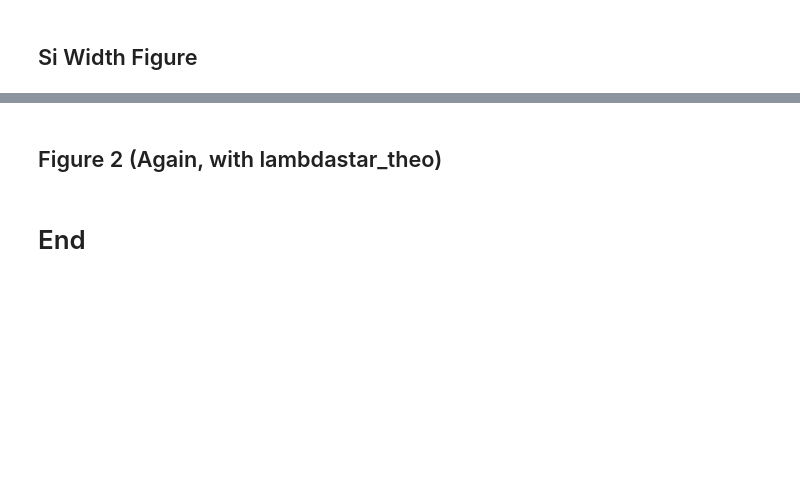
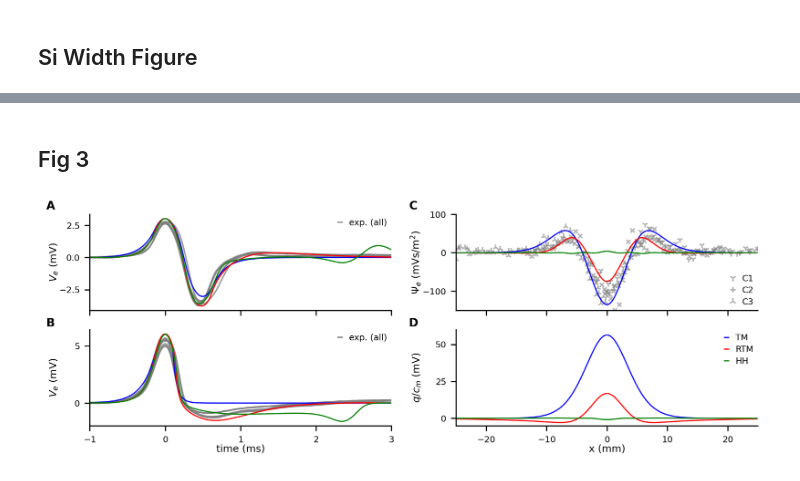
Before and after one commit to moritz-s/Pyoelectricity, a Jupyter notebook: ExperimentAnalysis.ipynb, the cells around one changed output, grey strips where cells are left out. Drawn from its saved outputs; the diff is of its cells as text; code cells hidden in the pictures; blank space fills up the shorter version.

```diff
--- a/ExperimentAnalysis.ipynb
+++ b/ExperimentAnalysis.ipynb
@@ -810,7 +695,7 @@ def fit_vp_via_cm(velocity_set,
     for ii in range(max_iterations):
         neuron = make_model(morpho=morpho, Cm=Cm_val, **other_model_kws)
         Monitor = pel.run_cable(neuron, report=None, **kwargs)
-        v_p, _ = pel.get_velocity(Monitor, make_plots=False)
+        v_p, _ = pel.get_velocity(Monitor, make_plots=False,print_values=False)
         percentual_deviation = np.abs(v_p / velocity_set - 1) * 100.0
         del Monitor
 
@@ -1685,0 +1560,2 @@ def plot_sim_psi(ax, target_xs, t_es, V_es0, scaling_f, **kwargs):
+# %% [markdown]
+## Fig 3
@@ -1686,9 +1646,9 @@ def plot_sim_psi(ax, target_xs, t_es, V_es0, scaling_f, **kwargs):
 # %%
-# local activation version
+from matplotlib.lines import Line2D
+
 sim_kw ={'lw':1.5}#, 'ls':'--'}
 with plt.style.context('plot_style.txt'):
     cm_inch = 1/2.54 # 11.4 or 17.8
-    skip_debug = False
     fig, (ax_upper, ax_lower) = plt.subplots(2,2, figsize=(17.8*cm_inch, 6.5*cm_inch), num='Traces', sharex='col')
     ax_traces = (ax_upper[0], ax_lower[0])
     ax_spaces = (ax_upper[1], ax_lower[1])
@@ -1696,11 +1656,10 @@ with plt.style.context('plot_style.txt'):
     plot_exp_traces(ax_traces, color="gray", lw=1.0, alpha=0.8)
     plot_sim_trace(ax_traces, *LFP_TC_EL, label="TM")
     #plot_sim_trace(ax_traces, *LFP_TC450_EL, label="TM-450")
-    if not skip_debug:
-        plot_sim_trace(ax_traces, *LFP_RTM_EL, label="RTM")
-        #plot_sim_trace(ax_traces, *LFP_RTM450_EL, label="RTM450")
-        plot_sim_trace(ax_traces, *LFP_HH_EL, label="HH")
-        #plot_sim_trace(ax_traces, *LFP_RTM_EL_100, label="RTM2")
+    plot_sim_trace(ax_traces, *LFP_RTM_EL, label="RTM")
+    #plot_sim_trace(ax_traces, *LFP_RTM450_EL, label="RTM450")
+    plot_sim_trace(ax_traces, *LFP_HH_EL, label="HH")
+    #plot_sim_trace(ax_traces, *LFP_RTM_EL_100, label="RTM2")
 
     ax_traces[0].set_xlim(-1, 3)
     ax_traces[1].set_xlim(-1, 3)
@@ -1730,59 +1689,45 @@ with plt.style.context('plot_style.txt'):
     ax_spaces[1].set_ylim(-5, 60)
     ax_spaces[1].legend()
     ax_spaces[0].set_ylabel("$\Psi_e$ (mVs/m$^2$)")
-    #ax_spaces[0].set_xlabel("x (mm)")
     ax_spaces[0].set_xlim(-25, 25)
 
     ax_spaces[0].set_ylim(-150, 100)
 
-    #ax_spaces[1].set_yticks([0.0e-7, 0.5e-7, 1.0e-7])
-    #ax_spaces[0].set_yticks([-0.1, -0.05, 0.0, 0.05])
-
-    from matplotlib.lines import Line2D
 
     # create legends
     custom_lines = [Line2D([0], [0], color='gray', lw=1, alpha=0.8)]
     ax_traces[0].legend(custom_lines, ['exp. (all)'])
     ax_traces[1].legend(custom_lines, ['exp. (all)'])
 
     custom_lines = [Line2D([0], [0], color='gray', marker='1', ms=5, ls='', alpha=0.6),
                     Line2D([0], [0], color='gray', marker='+', ms=4, ls='', alpha=0.6),
                     Line2D([0], [0], color='gray', marker='2', ms=5, ls='', alpha=0.6),
                    ]
     ax_spaces[0].legend(custom_lines, ['C1', 'C2', 'C3'], loc='lower right')
 
     fig.tight_layout(w_pad=1.8)
-    #axes = fig.get_axes()
-    #texts = ['A', 'C', 'B', 'D']
-    #for ax ,l in zip(axes, texts):
-    #        X = ax.get_position().x0
-    #        Y = ax.get_position().y1
-    #        ax.annotate(l, fontsize=8,# weight = 'bold',
-    #                    xycoords="subfigure fraction",
-    #                    xy=(X-0.07, Y)
-    #                   )
+
     for ax, l in zip(ax_traces, ['A', 'B']):
             X = ax.get_position().x0
             Y = ax.get_position().y1
             ax.annotate(l, fontsize=8,family = 'sans-serif', weight = 'bold',
                         xycoords="subfigure fraction",
                         xy=(X-0.05, Y)
                        )
     for ax, l in zip(ax_spaces, ['C', 'D']):
             X = ax.get_position().x0
             Y = ax.get_position().y1
             ax.annotate(l, fontsize=8,family = 'sans-serif', weight = 'bold',
                         xycoords="subfigure fraction",
                         xy=(X-0.06, Y)
                        )
 
     fig.align_ylabels([ax_upper[0], ax_lower[0]])
     fig.align_ylabels([ax_upper[1], ax_lower[1]])
+    #plt.subplots_adjust(wspace=0.3, hspace=0.1)
 
-    if 0:#1:#save_plots:
+    if save_plots:
         fig.savefig("Fig3.pdf", bbox_inches='tight')
         fig.savefig("Fig3.svg", bbox_inches='tight')
-
-    #plt.subplots_adjust(wspace=0.3, hspace=0.1)
+# %% [output]
+[figure, added]
-# %% [markdown]
-## Figure 2 (Again, with lambdastar_theo)
@@ -1905,2 +1733,0 @@ with plt.style.context('plot_style.txt'):
-# %% [markdown]
-# End
```
Also changed, not shown: parts of 66 cells of this notebook, 4 other files.
